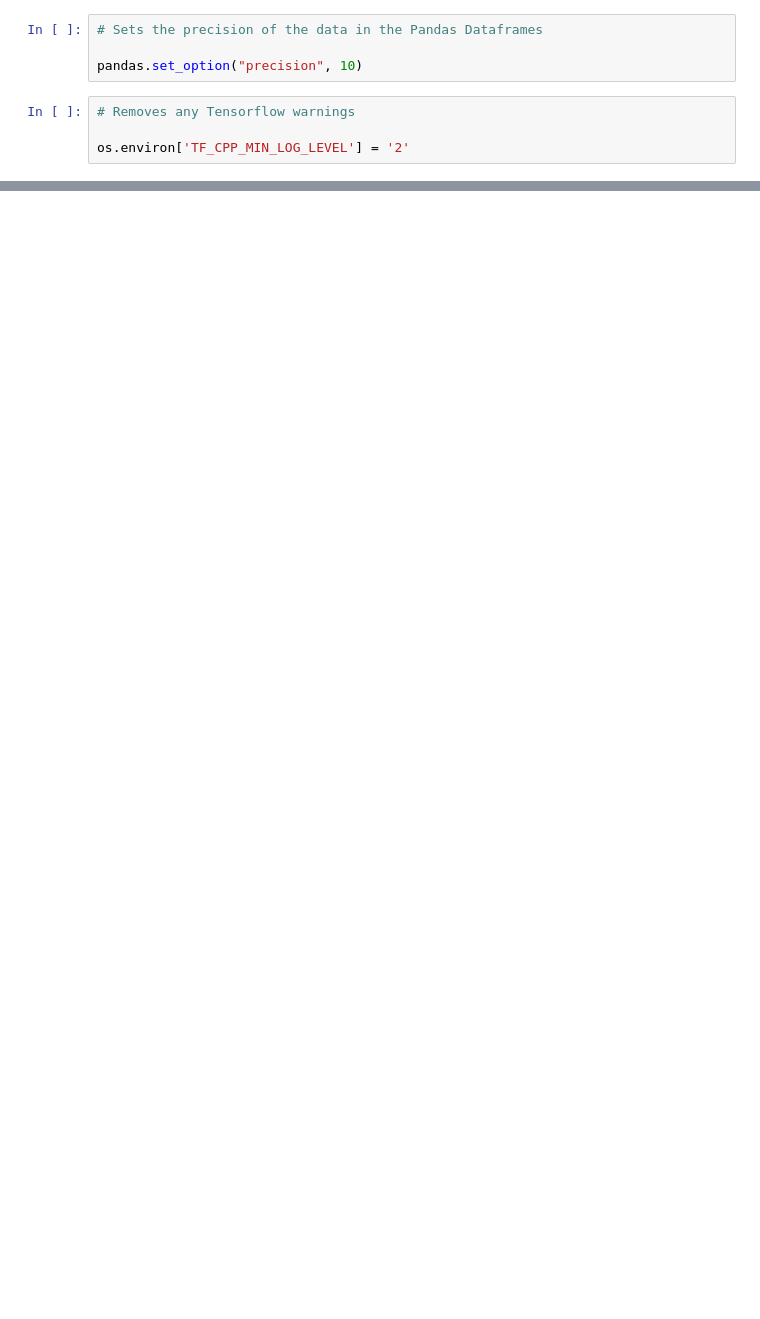
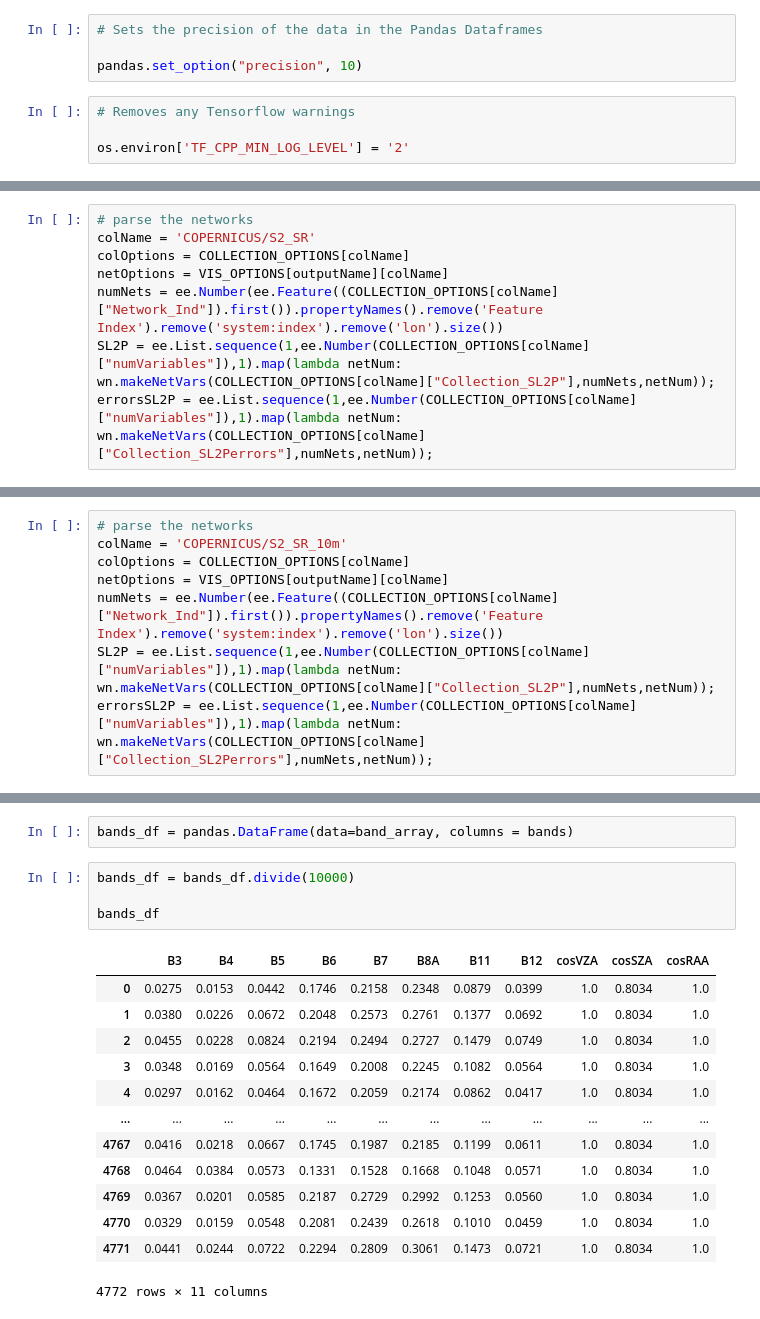
Before and after one commit to Hi-Chem246/ALR_SL2P, a Jupyter notebook: steps_eight_nine.ipynb, the cells around one changed output, grey strips where cells are left out. Saved outputs shown, nothing was run; the diff lists cells and outputs as text; blank space fills up the shorter version.

```diff
--- a/steps_eight_nine.ipynb
+++ b/steps_eight_nine.ipynb
@@ -89,0 +391,8 @@ cal_data_scaled = cal_data_scaled.reset_index(drop=True)
+# %%
+# parse the networks
+colName = 'COPERNICUS/S2_SR'
+colOptions = COLLECTION_OPTIONS[colName]
+netOptions = VIS_OPTIONS[outputName][colName]
+numNets = ee.Number(ee.Feature((COLLECTION_OPTIONS[colName]["Network_Ind"]).first()).propertyNames().remove('Feature Index').remove('system:index').remove('lon').size())
+SL2P = ee.List.sequence(1,ee.Number(COLLECTION_OPTIONS[colName]["numVariables"]),1).map(lambda netNum: wn.makeNetVars(COLLECTION_OPTIONS[colName]["Collection_SL2P"],numNets,netNum));
+errorsSL2P = ee.List.sequence(1,ee.Number(COLLECTION_OPTIONS[colName]["numVariables"]),1).map(lambda netNum: wn.makeNetVars(COLLECTION_OPTIONS[colName]["Collection_SL2Perrors"],numNets,netNum));
@@ -89,0 +451,8 @@ cal_data_scaled = cal_data_scaled.reset_index(drop=True)
+# %%
+# parse the networks
+colName = 'COPERNICUS/S2_SR_10m'
+colOptions = COLLECTION_OPTIONS[colName]
+netOptions = VIS_OPTIONS[outputName][colName]
+numNets = ee.Number(ee.Feature((COLLECTION_OPTIONS[colName]["Network_Ind"]).first()).propertyNames().remove('Feature Index').remove('system:index').remove('lon').size())
+SL2P = ee.List.sequence(1,ee.Number(COLLECTION_OPTIONS[colName]["numVariables"]),1).map(lambda netNum: wn.makeNetVars(COLLECTION_OPTIONS[colName]["Collection_SL2P"],numNets,netNum));
+errorsSL2P = ee.List.sequence(1,ee.Number(COLLECTION_OPTIONS[colName]["numVariables"]),1).map(lambda netNum: wn.makeNetVars(COLLECTION_OPTIONS[colName]["Collection_SL2Perrors"],numNets,netNum));
@@ -89,0 +615,20 @@ cal_data_scaled = cal_data_scaled.reset_index(drop=True)
+# %%
+bands_df = pandas.DataFrame(data=band_array, columns = bands)
+# %%
+bands_df = bands_df.divide(10000)
+
+bands_df
+# %% [output]
+|  | B3 | B4 | B5 | B6 | B7 | B8A | B11 | B12 | cosVZA | cosSZA | cosRAA |
+| 0 | 0.0275 | 0.0153 | 0.0442 | 0.1746 | 0.2158 | 0.2348 | 0.0879 | 0.0399 | 1.0 | 0.8034 | 1.0 |
+| 1 | 0.0380 | 0.0226 | 0.0672 | 0.2048 | 0.2573 | 0.2761 | 0.1377 | 0.0692 | 1.0 | 0.8034 | 1.0 |
+| 2 | 0.0455 | 0.0228 | 0.0824 | 0.2194 | 0.2494 | 0.2727 | 0.1479 | 0.0749 | 1.0 | 0.8034 | 1.0 |
+| 3 | 0.0348 | 0.0169 | 0.0564 | 0.1649 | 0.2008 | 0.2245 | 0.1082 | 0.0564 | 1.0 | 0.8034 | 1.0 |
+| 4 | 0.0297 | 0.0162 | 0.0464 | 0.1672 | 0.2059 | 0.2174 | 0.0862 | 0.0417 | 1.0 | 0.8034 | 1.0 |
+| ... | ... | ... | ... | ... | ... | ... | ... | ... | ... | ... | ... |
+| 4767 | 0.0416 | 0.0218 | 0.0667 | 0.1745 | 0.1987 | 0.2185 | 0.1199 | 0.0611 | 1.0 | 0.8034 | 1.0 |
+| 4768 | 0.0464 | 0.0384 | 0.0573 | 0.1331 | 0.1528 | 0.1668 | 0.1048 | 0.0571 | 1.0 | 0.8034 | 1.0 |
+| 4769 | 0.0367 | 0.0201 | 0.0585 | 0.2187 | 0.2729 | 0.2992 | 0.1253 | 0.0560 | 1.0 | 0.8034 | 1.0 |
+| 4770 | 0.0329 | 0.0159 | 0.0548 | 0.2081 | 0.2439 | 0.2618 | 0.1010 | 0.0459 | 1.0 | 0.8034 | 1.0 |
+| 4771 | 0.0441 | 0.0244 | 0.0722 | 0.2294 | 0.2809 | 0.3061 | 0.1473 | 0.0721 | 1.0 | 0.8034 | 1.0 |
+4772 rows × 11 columns
```
Also changed, not shown: parts of 29 cells of this notebook, 8 other files.
